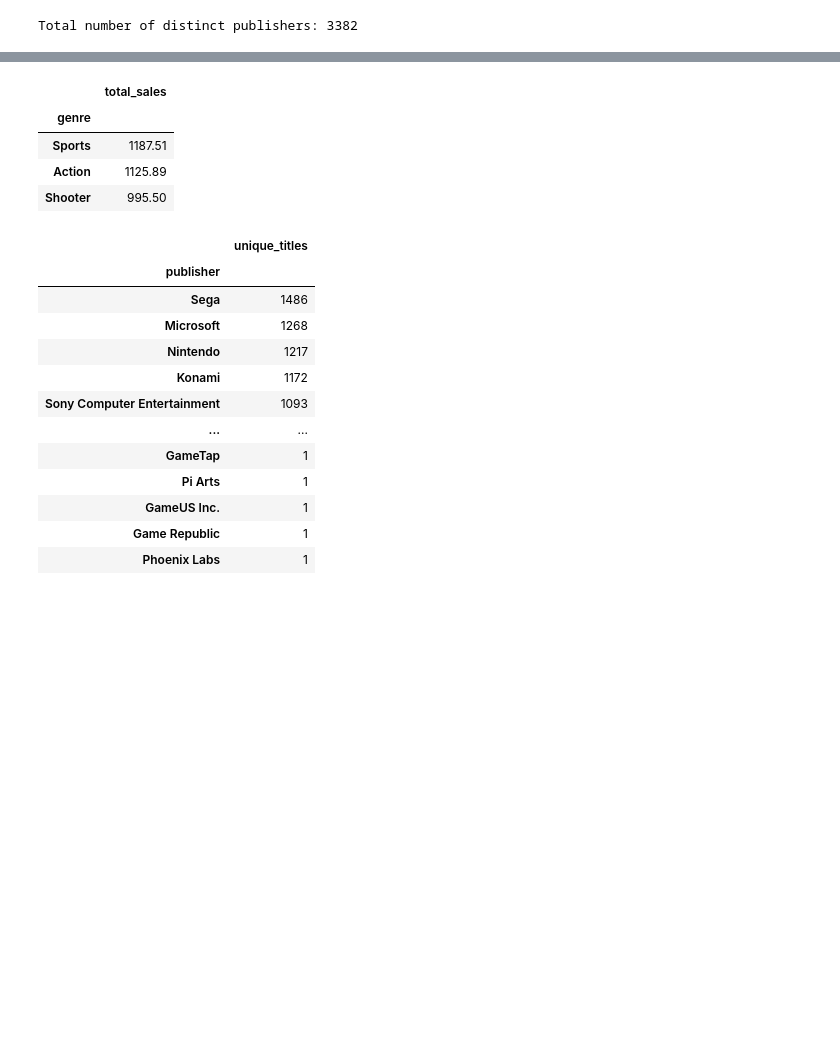
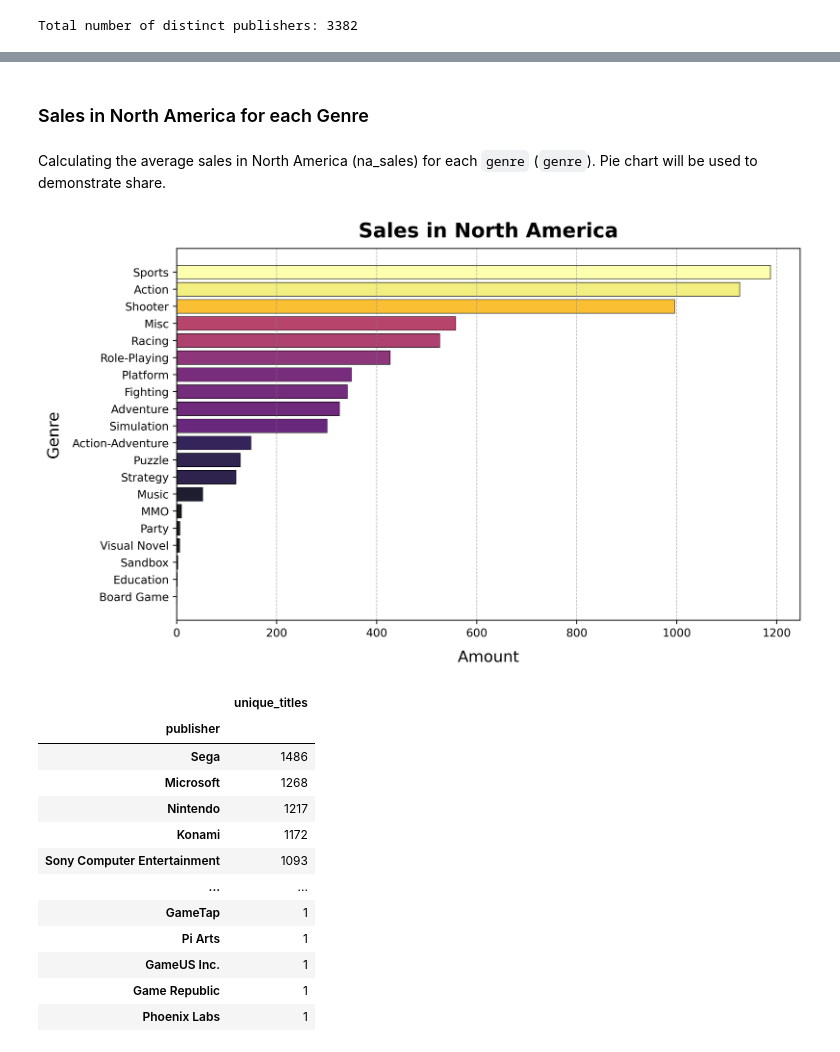
Before and after one commit to smartestnerdfromtown/Video-Game-Sales-Analysis, a Jupyter notebook: analysis.ipynb, the cells around one changed output, grey strips where cells are left out. Drawn from its saved outputs; the diff is of its cells as text; code cells hidden in the pictures; blank space fills up the shorter version.

```diff
--- a/analysis.ipynb
+++ b/analysis.ipynb
@@ -204,15 +371,67 @@ sales_per_console.head()
+# %% [markdown]
+### Sales in North America for each Genre
+# %% [markdown]
+Calculating the average sales in North America (na_sales) for each `genre` (`genre`). Pie chart will be used to demonstrate share.
 # %%
-# Calculating the average sales in North America (na_sales) for each genre (genre).
 sales_per_genre_na = df.groupby('genre') \
                        .agg({'total_sales': 'sum'}) \
-                       .sort_values(by='total_sales', ascending=False)
-sales_per_genre_na.head(3)
+                       .sort_values(by='total_sales', ascending=True)
-# %% [output]
-|  | total_sales |
-| genre |  |
-| Sports | 1187.51 |
-| Action | 1125.89 |
-| Shooter | 995.50 |
+# %%
+genres = sales_per_genre_na.index.to_list()
+total_sales = sales_per_genre_na['total_sales'].to_list()
+# %%
+import matplotlib.pyplot as plt
+import numpy as np
+
+# Normalize sales to [0,1] for colormap input
+norm = plt.Normalize(min(total_sales), max(total_sales))
+colors = plt.cm.inferno(norm(total_sales))
+
+fig, ax = plt.subplots(figsize=(10, 6), dpi=500, facecolor='white')
+
+ax.barh(
+    y=genres,
+    width=total_sales,
+    color=colors,
+    alpha=0.9,
+    edgecolor='black',
+    linewidth=0.5
+)
+
+ax.set_title(
+    "Sales in North America",
+    fontsize=18,
+    fontweight='bold',
+    color='black',
+    loc='center',
+    pad=10
+)
+
+ax.set_xlabel(
+    "Amount",
+    fontsize=14, color='black',
+    labelpad=10, loc='center'
+)
+
+ax.set_ylabel(
+    "Genre",
+    fontsize=14, color='black',
+    labelpad=10, loc='center'
+)
+
+ax.grid(
+    visible=True,
+    which='major',
+    axis='x',
+    color='gray',
+    linestyle='--',
+    linewidth=0.6,
+    alpha=0.6
+)
+
+plt.show()
+# %% [output]
+[figure, added]
 # %%
 
 top_publishers = df.dropna(subset='publisher') \
```
Also changed, not shown: parts of 45 cells of this notebook.
